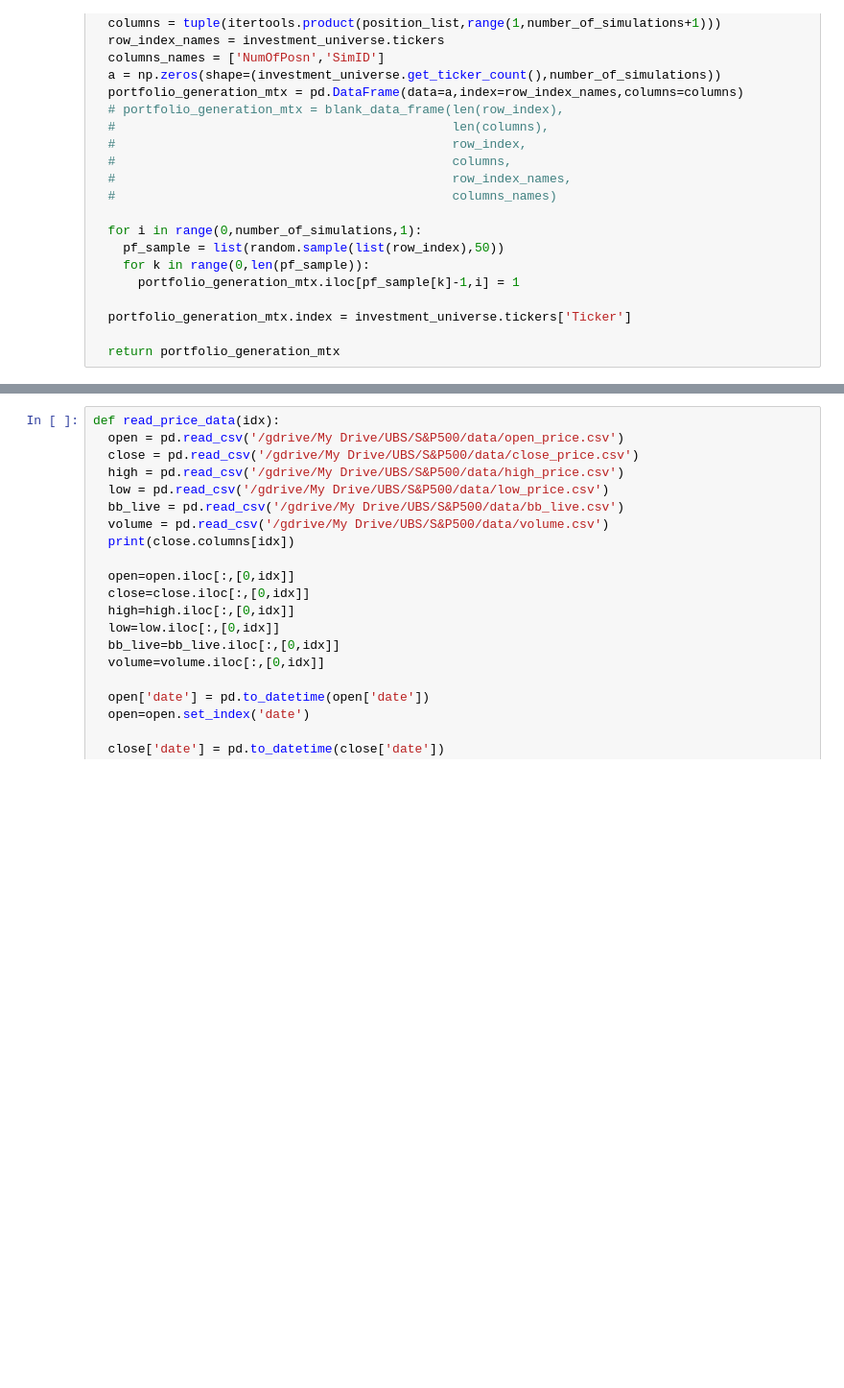
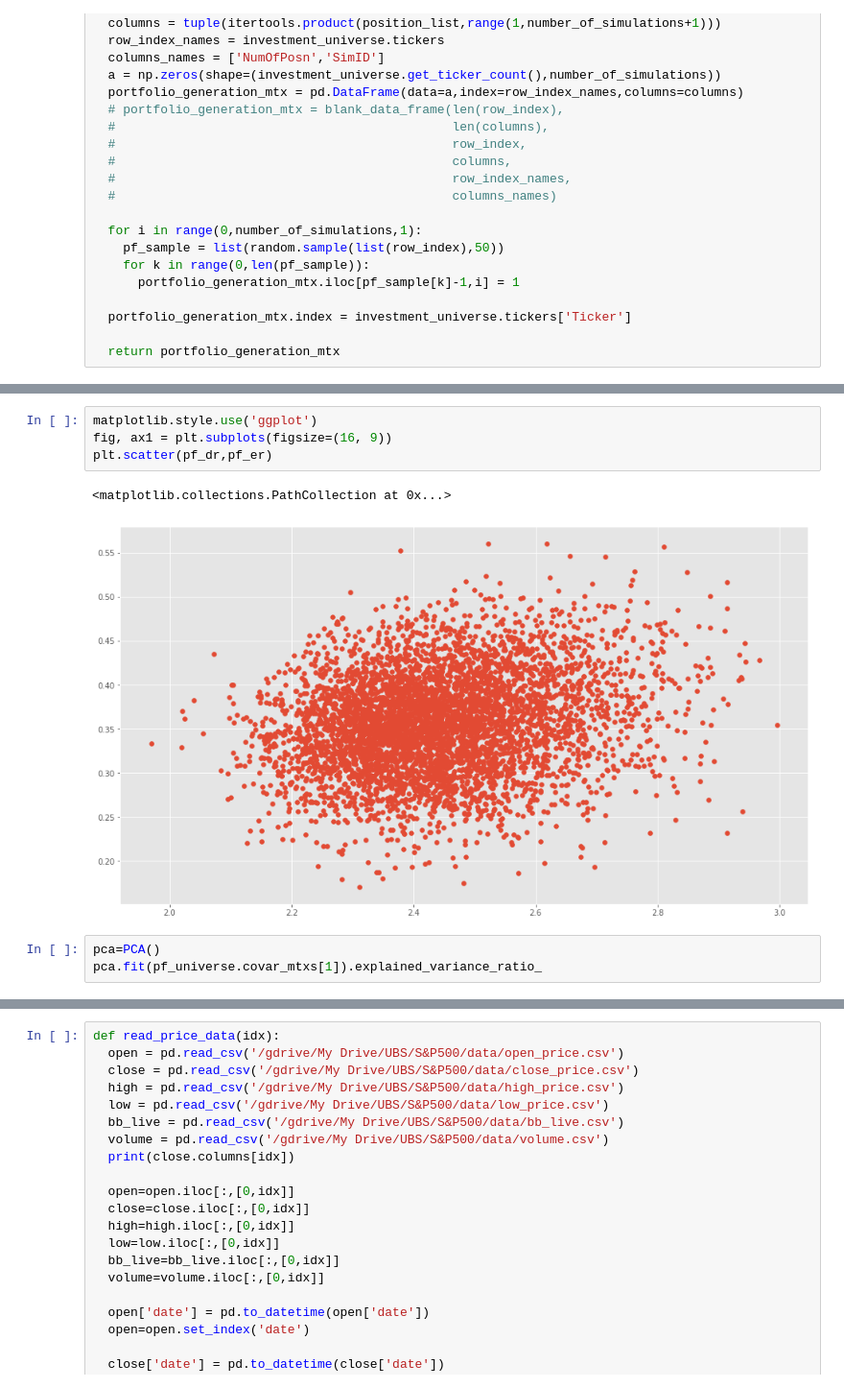
Before and after one commit to puneat/Algorithmic_Portfolio, a Jupyter notebook: Portfolio_Investment.ipynb, the cells around one changed output, grey strips where cells are left out. Shown: that part at 96% size. Cells and saved outputs as stored; diff of their text form; blank space fills up the shorter version.

```diff
--- a/Portfolio_Investment.ipynb
+++ b/Portfolio_Investment.ipynb
@@ -313,0 +339,10 @@ pf_universe.returns.describe()
+# %%
+matplotlib.style.use('ggplot')
+fig, ax1 = plt.subplots(figsize=(16, 9))
+plt.scatter(pf_dr,pf_er)
+# %% [output]
+<matplotlib.collections.PathCollection at 0x...>
+[figure, added]
+# %%
+pca=PCA()
+pca.fit(pf_universe.covar_mtxs[1]).explained_variance_ratio_
```
Also changed, not shown: parts of 16 cells of this notebook.
